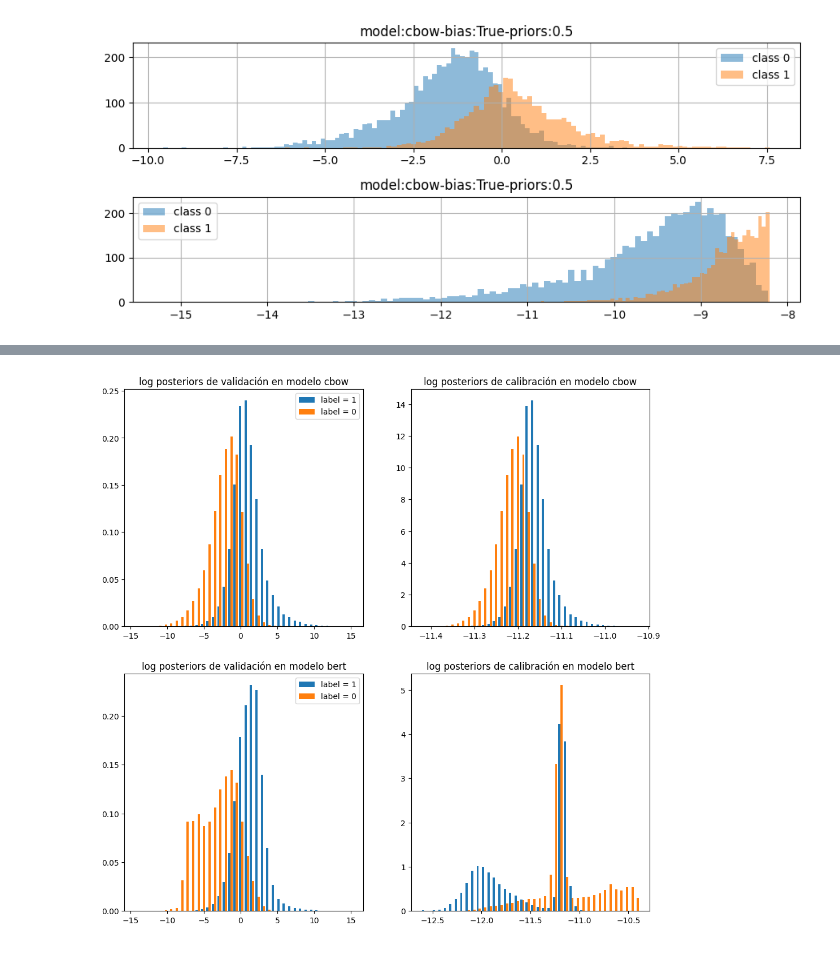
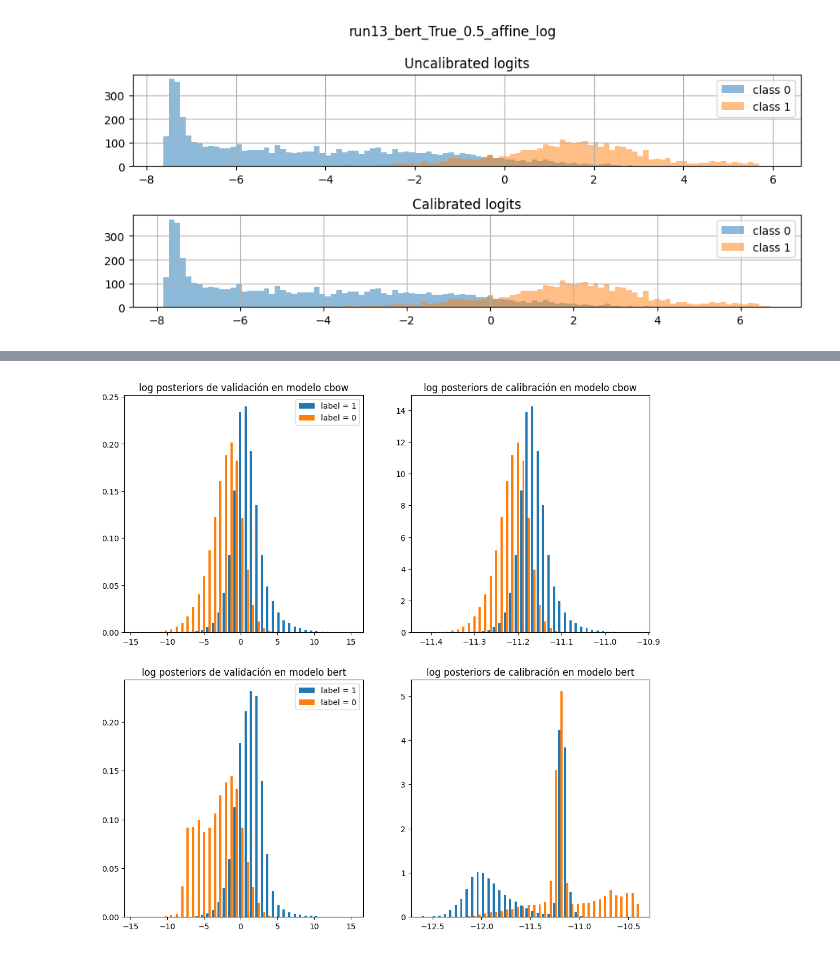
Before and after one commit to LautaroEst/calibration-ppd, a Jupyter notebook: experiments/01_calibrate_system/notebooks/analisis_resultados.ipynb, the cells around one changed output, grey strips where cells are left out. Drawn from its saved outputs; the diff is of its cells as text; code cells hidden in the pictures.

Commit message:
working affine calibration

```diff
--- a/experiments/01_calibrate_system/notebooks/analisis_resultados.ipynb
+++ b/experiments/01_calibrate_system/notebooks/analisis_resultados.ipynb
@@ -6,57 +7,59 @@ import torch
 # %%
-def read_uncalibrated_outputs(model_name):
-    with open(f"../results/{model_name}/run00_0/00_Loading Predictions/output.pkl", "rb") as f:
-        results = pickle.load(f)
-    outputs = results["calibration_validation"]
-    logits = outputs.pop("logits")
-    logsigmoid = torch.nn.LogSigmoid()
-    logpost = logsigmoid(torch.from_numpy(logits)).numpy()
-    outputs["logpostiriors"] = logpost
-    return outputs
+def read_outputs(config_file):
+    direc = os.listdir(f"../results/{config_file}")
+    direc.remove("cache")
+    runs = {}
+    for d in direc:
+        with open(f"../results/{config_file}/{d}/00_Loading Predictions/output.pkl", "rb") as f:
+            uncalibrated_results = pickle.load(f)["calibration_validation"]
+            uncalibrated_logits = uncalibrated_results["logits"]
+            labels = uncalibrated_results["labels"]
+        with open(f"../results/{config_file}/{d}/01_Calibration/results.pkl", "rb") as f:
+            results = pickle.load(f)
+            calibrated_logits = results["logits"]
+            prior_class1 = results["prior_class1"]
+        runs[d] = {
+            "uncalibrated_logits": uncalibrated_logits,
+            "calibrated_logits": calibrated_logits,
+            "labels": labels,
+            "prior_class1": prior_class1
+        }
+    return runs
 
-def read_calibrated_outputs(model_name):
-    with open(f"../results/{model_name}/run00_0/01_Calibration/results.pkl", "rb") as f:
-        results = pickle.load(f)
-    return results
+def plot_logits_histograms(config_file):
+    nbins = 100
+    runs = read_outputs(config_file)
 
-def plot_logpostiriors_histograms(model_name):
-    nbins = 100
-    fig, ax = plt.subplots(2,1,figsize=(9,4))
-    for i, read_fn in enumerate([read_uncalibrated_outputs,read_calibrated_outputs]):
-        outputs = read_fn(model_name)
-        p = outputs["logpostiriors"]
+    for run_name, outputs in runs.items():
+        fig, ax = plt.subplots(2,1,figsize=(9,4))
         l = outputs["labels"]
+
+        # Uncalibrated logits
+        p = outputs["uncalibrated_logits"]
         p_class0 = p[l == 0]
         p_class1 = p[l == 1]
-        ax[i].hist(p_class0,bins=nbins,alpha=0.5,label="class 0")
-        ax[i].hist(p_class1,bins=nbins,alpha=0.5,label="class 1")
-        ax[i].grid(True)
-        ax[i].legend()
 
-def plot_llrs_histograms(model_name,prior_class1=0.5,title=""):
-    nbins = 100
-    fig, ax = plt.subplots(2,1,figsize=(9,4))
-    for i, read_fn in enumerate([read_uncalibrated_outputs,read_calibrated_outputs]):
-        outputs = read_fn(model_name)
-        p = np.exp(outputs["logpostiriors"])
-        llrs = np.log(p) - np.log(1-p) - (np.log(prior_class1) - np.log(1 - prior_class1))
-        l = outputs["labels"]
-        llrs_class0 = llrs[l == 0]
-        llrs_class1 = llrs[l == 1]
-        ax[i].hist(llrs_class0,bins=nbins,alpha=0.5,label="class 0")
-        ax[i].hist(llrs_class1,bins=nbins,alpha=0.5,label="class 1")
-        ax[i].grid(True)
-        ax[i].legend()
-        ax[i].set_title(title)
+        ax[0].hist(p_class0,bins=nbins,alpha=0.5,label="class 0")
+        ax[0].hist(p_class1,bins=nbins,alpha=0.5,label="class 1")
+        ax[0].grid(True)
+        ax[0].legend()
+        ax[0].set_title("Uncalibrated logits")
 
-    fig.tight_layout()
+        # Calibrated logits
+        p = outputs["calibrated_logits"]
+        p_class0 = p[l == 0]
+        p_class1 = p[l == 1]
 
-for model_name in ["cbow", "bert"]:
-    for bias in [True, False]:
-        for priors in [None]:
-            # plot_logpostiriors_histograms(model_name)
-            if priors is None:
-                priors=0.5
-            plot_llrs_histograms(model_name,prior_class1=priors,title=f"model:{model_name}-bias:{bias}-priors:{priors}")
+        ax[1].hist(p_class0,bins=nbins,alpha=0.5,label="class 0")
+        ax[1].hist(p_class1,bins=nbins,alpha=0.5,label="class 1")
+        ax[1].grid(True)
+        ax[1].legend()
+        ax[1].set_title("Calibrated logits")
+
+        fig.suptitle(run_name)
+        fig.tight_layout()
+
+
+plot_logits_histograms("affine")
 # %% [output]
-[figure, old version]
+[figure, new version]
```
Also changed, not shown: parts of 3 cells of this notebook, 7 other files.
